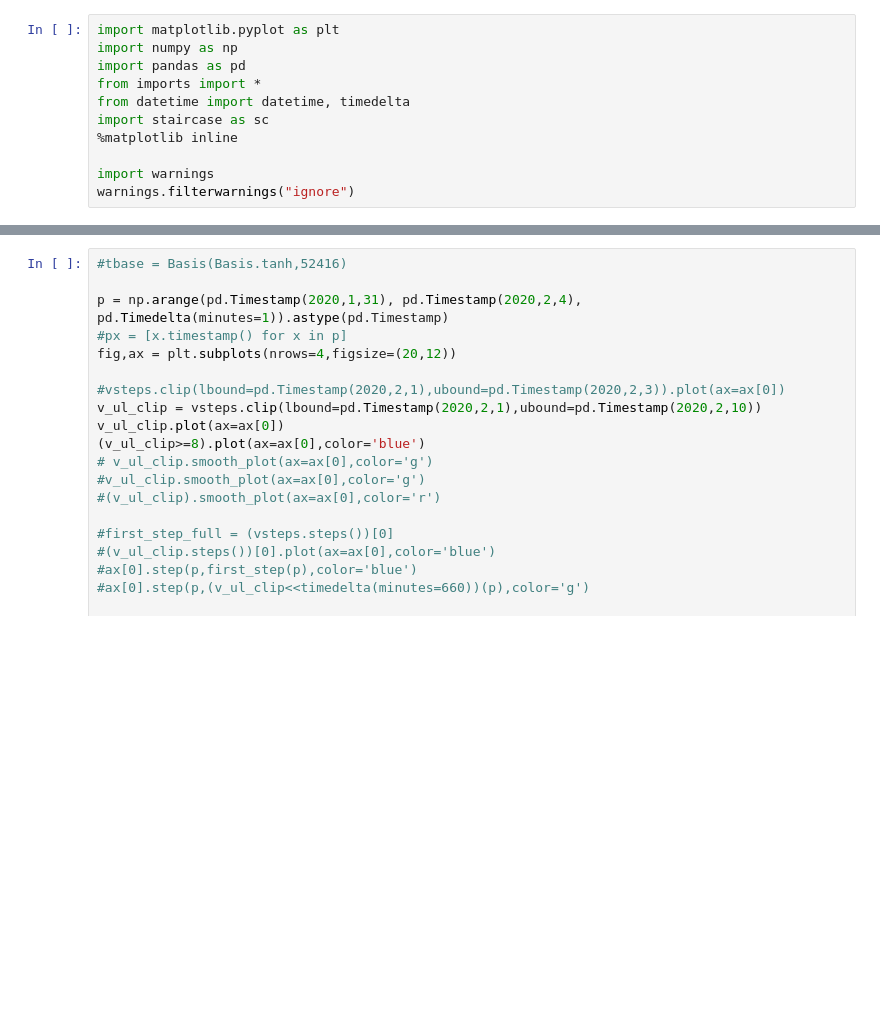
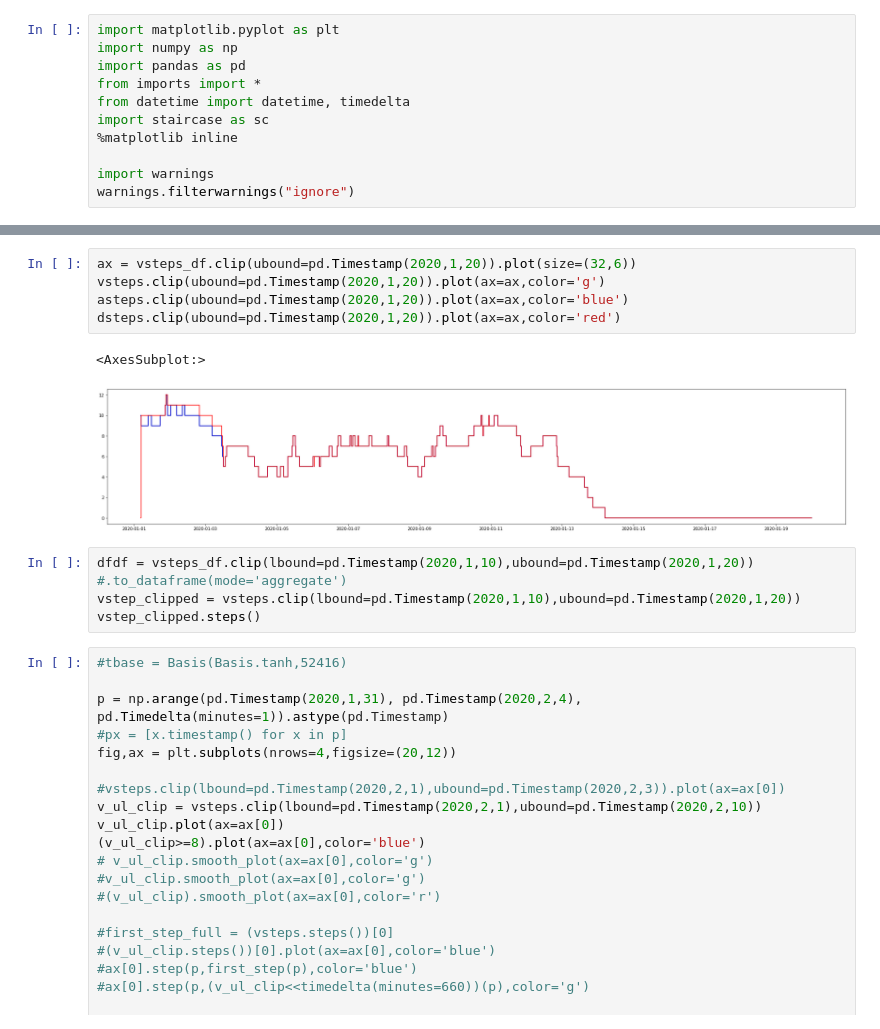
Before and after one commit to probability/topicmodelunderstanding, a Jupyter notebook: Notebooks/Import_export functions.ipynb, the cells around one changed output, grey strips where cells are left out. Drawn from its saved outputs; the diff is of its cells as text; blank space fills up the shorter version.

```diff
--- a/Notebooks/Import_export functions.ipynb
+++ b/Notebooks/Import_export functions.ipynb
@@ -47,3 +46,15 @@ vsteps.plot(ax=ax,color='g')
+# %%
+ax = vsteps_df.clip(ubound=pd.Timestamp(2020,1,20)).plot(size=(32,6))
+vsteps.clip(ubound=pd.Timestamp(2020,1,20)).plot(ax=ax,color='g')
+asteps.clip(ubound=pd.Timestamp(2020,1,20)).plot(ax=ax,color='blue')
+dsteps.clip(ubound=pd.Timestamp(2020,1,20)).plot(ax=ax,color='red')
+# %% [output]
+<AxesSubplot:>
+[figure, added]
+# %%
+dfdf = vsteps_df.clip(lbound=pd.Timestamp(2020,1,10),ubound=pd.Timestamp(2020,1,20)) #.to_dataframe(mode='aggregate')
+vstep_clipped = vsteps.clip(lbound=pd.Timestamp(2020,1,10),ubound=pd.Timestamp(2020,1,20))
+vstep_clipped.steps()
 # %%
 #tbase = Basis(Basis.tanh,52416)
 
```
Also changed, not shown: parts of 6 cells of this notebook, 4 other files.
